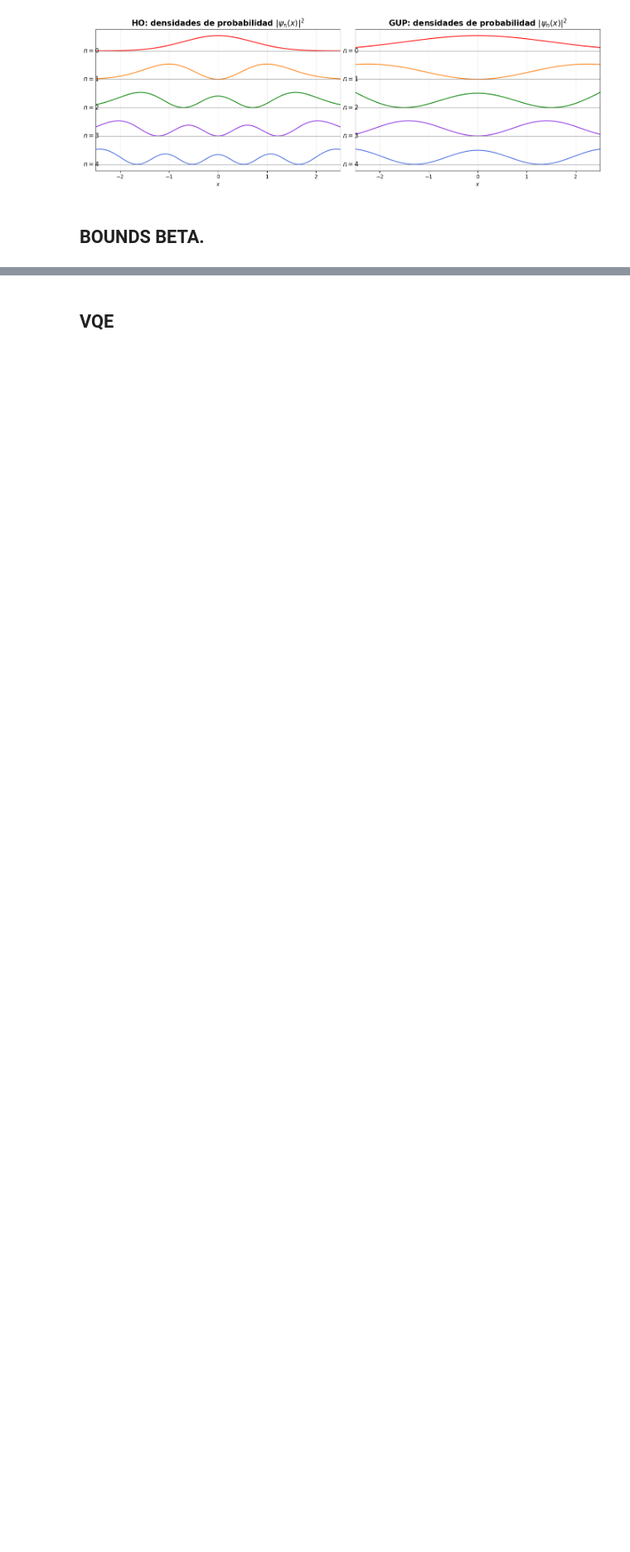
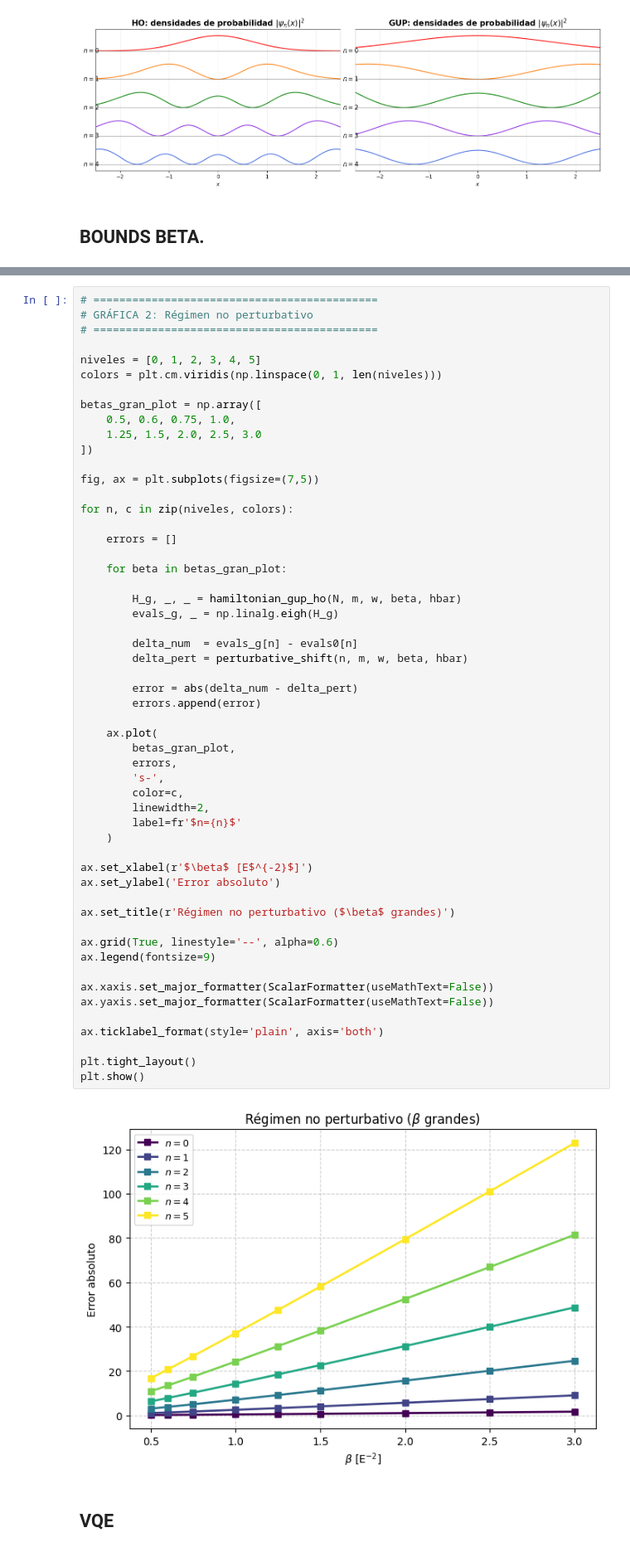
Before and after one commit to Angela0712/TFG, a Jupyter notebook: notebooks/TFG_Ángela_Cuenca_Agulló.ipynb, the cells around one changed output, grey strips where cells are left out. Shown at 83% size. Cells and saved outputs as stored; diff of their text form; blank space fills up the shorter version.

```diff
--- a/notebooks/TFG_Ángela_Cuenca_Agulló.ipynb
+++ b/notebooks/TFG_Ángela_Cuenca_Agulló.ipynb
@@ -597,3 +576,59 @@ plt.show()
+# %%
+# ============================================
+# GRÁFICA 2: Régimen no perturbativo
+# ============================================
+
+niveles = [0, 1, 2, 3, 4, 5]
+colors = plt.cm.viridis(np.linspace(0, 1, len(niveles)))
+
+betas_gran_plot = np.array([
+    0.5, 0.6, 0.75, 1.0,
+    1.25, 1.5, 2.0, 2.5, 3.0
+])
+
+fig, ax = plt.subplots(figsize=(7,5))
+
+for n, c in zip(niveles, colors):
+
+    errors = []
+
+    for beta in betas_gran_plot:
+
+        H_g, _, _ = hamiltonian_gup_ho(N, m, w, beta, hbar)
+        evals_g, _ = np.linalg.eigh(H_g)
+
+        delta_num  = evals_g[n] - evals0[n]
+        delta_pert = perturbative_shift(n, m, w, beta, hbar)
+
+        error = abs(delta_num - delta_pert)
+        errors.append(error)
+
+    ax.plot(
+        betas_gran_plot,
+        errors,
+        's-',
+        color=c,
+        linewidth=2,
+        label=fr'$n={n}$'
+    )
+
+ax.set_xlabel(r'$\beta$ [E$^{-2}$]')
+ax.set_ylabel('Error absoluto')
+
+ax.set_title(r'Régimen no perturbativo ($\beta$ grandes)')
+
+ax.grid(True, linestyle='--', alpha=0.6)
+ax.legend(fontsize=9)
+
+ax.xaxis.set_major_formatter(ScalarFormatter(useMathText=False))
+ax.yaxis.set_major_formatter(ScalarFormatter(useMathText=False))
+
+ax.ticklabel_format(style='plain', axis='both')
+
+plt.tight_layout()
+plt.show()
+# %% [output]
+[figure, added]
 # %% [markdown]
 ## VQE
 # %%
```
Also changed, not shown: parts of 13 cells of this notebook, 7 other files.
